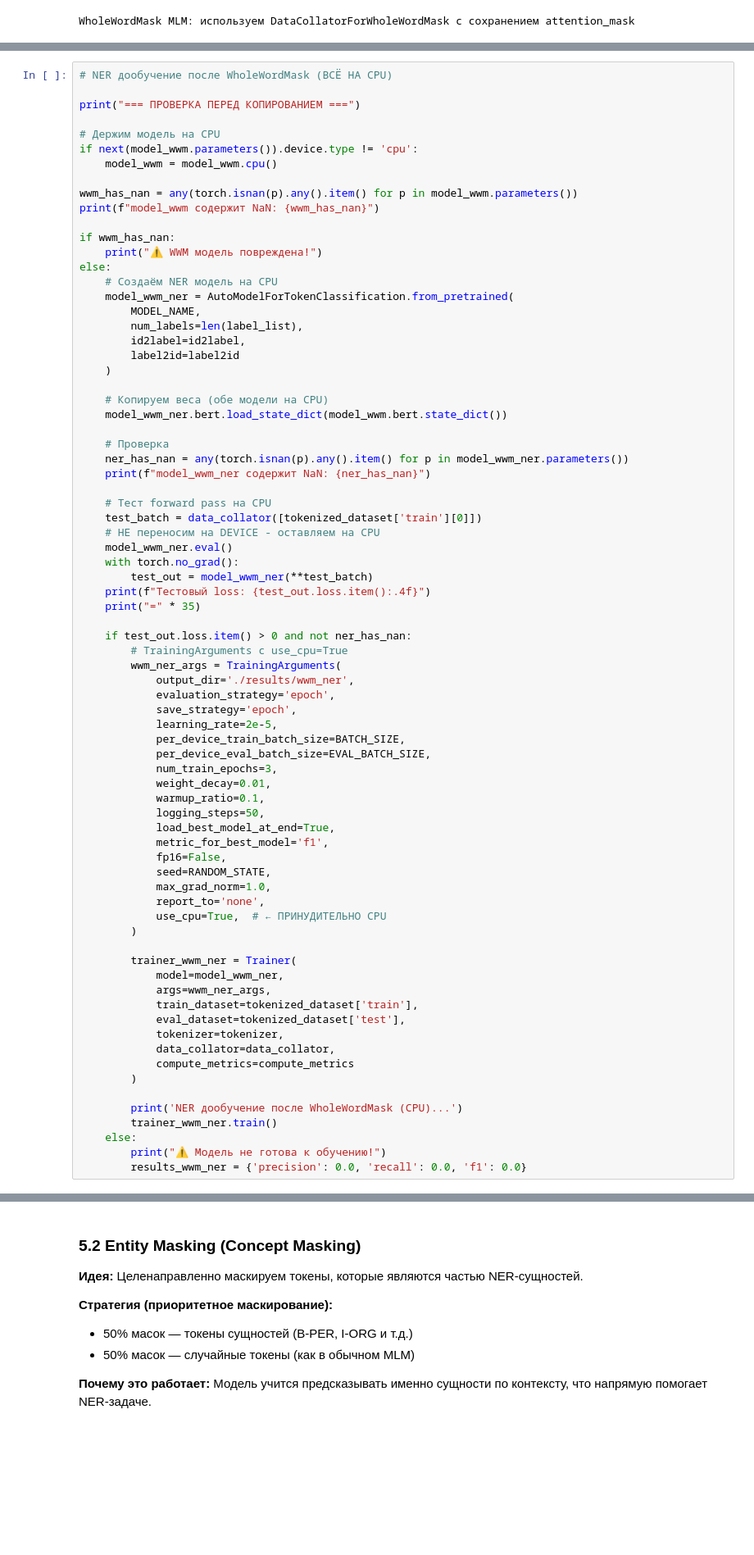
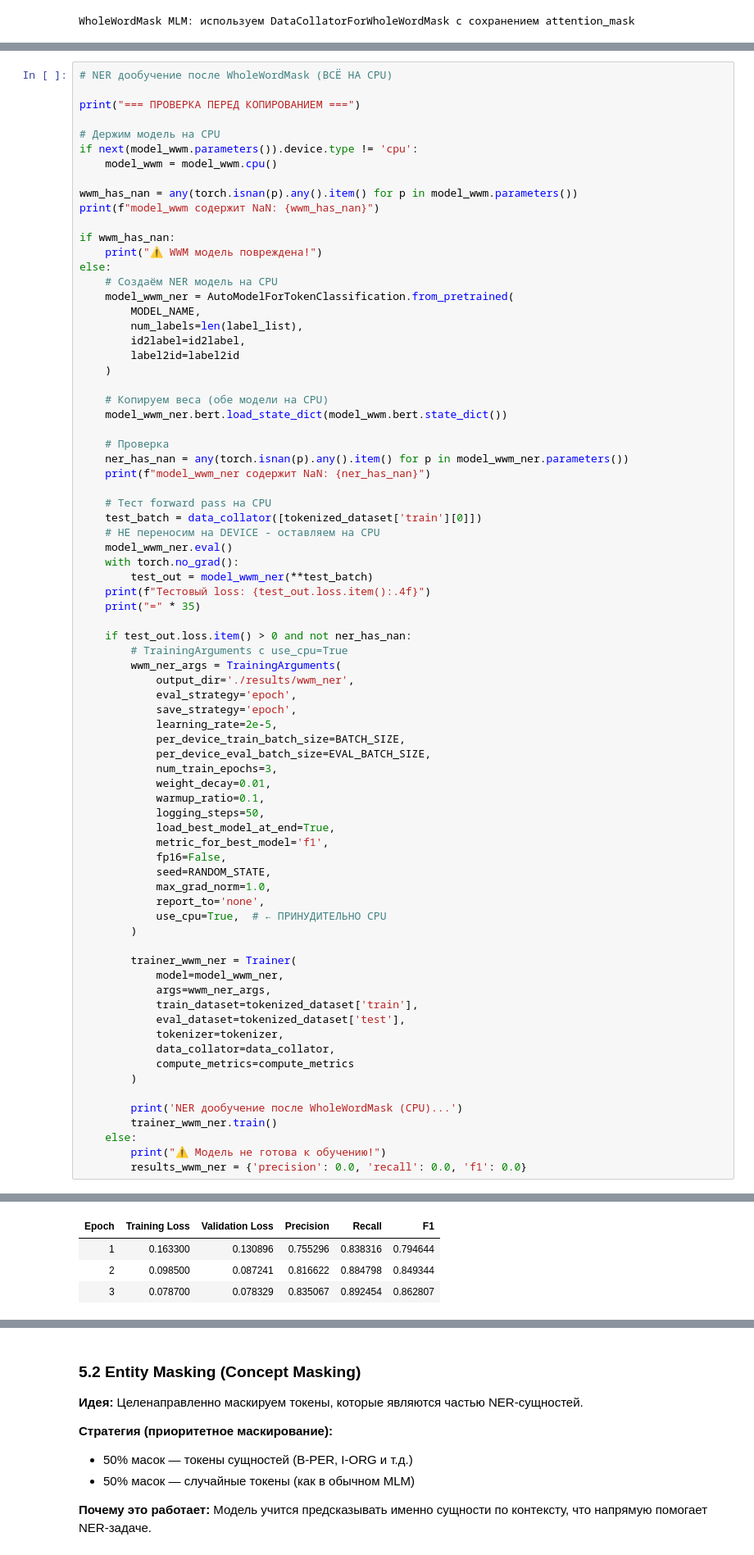
Before and after one commit to va-av-8/itmo_dl_nlp_course, a Jupyter notebook: hw3_ner_transformers.ipynb, the cells around one changed output, grey strips where cells are left out. Shown at 82% size. Cells and saved outputs as stored; diff of their text form; blank space fills up the shorter version.

```diff
--- a/hw3_ner_transformers.ipynb
+++ b/hw3_ner_transformers.ipynb
@@ -1144,7 +1118,7 @@ else:
         # TrainingArguments с use_cpu=True
         wwm_ner_args = TrainingArguments(
             output_dir='./results/wwm_ner',
-            evaluation_strategy='epoch',
+            eval_strategy='epoch',
             save_strategy='epoch',
             learning_rate=2e-5,
             per_device_train_batch_size=BATCH_SIZE,
@@ -1199,3 +1164,7 @@ NER дообучение после WholeWordMask (CPU)...
+| Epoch | Training Loss | Validation Loss | Precision | Recall | F1 |
+| 1 | 0.163300 | 0.130896 | 0.755296 | 0.838316 | 0.794644 |
+| 2 | 0.098500 | 0.087241 | 0.816622 | 0.884798 | 0.849344 |
+| 3 | 0.078700 | 0.078329 | 0.835067 | 0.892454 | 0.862807 |
 # %%
 results_wwm_ner = evaluate_model(
     model_wwm_ner,
```
Also changed, not shown: parts of 50 cells of this notebook.
